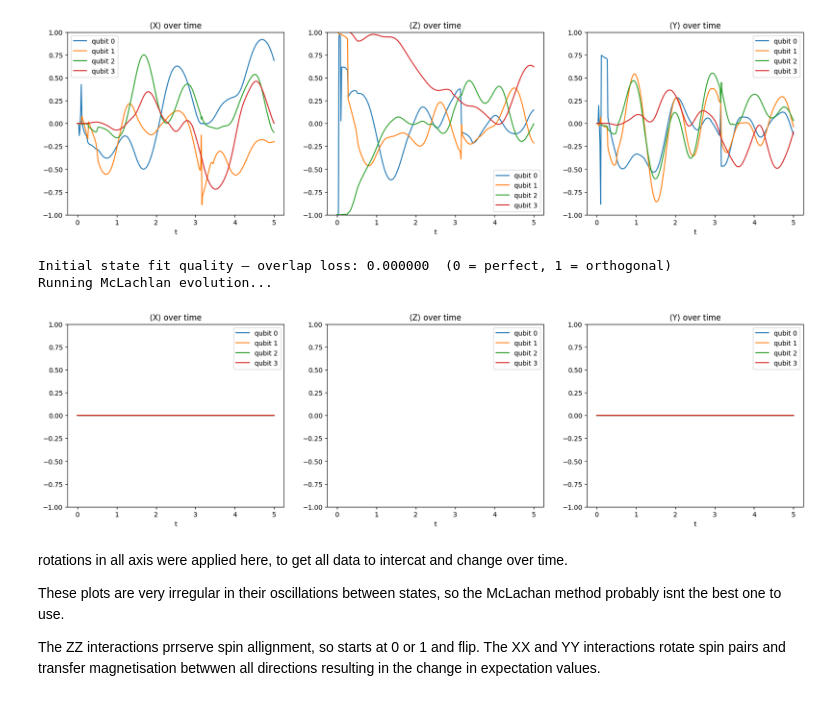
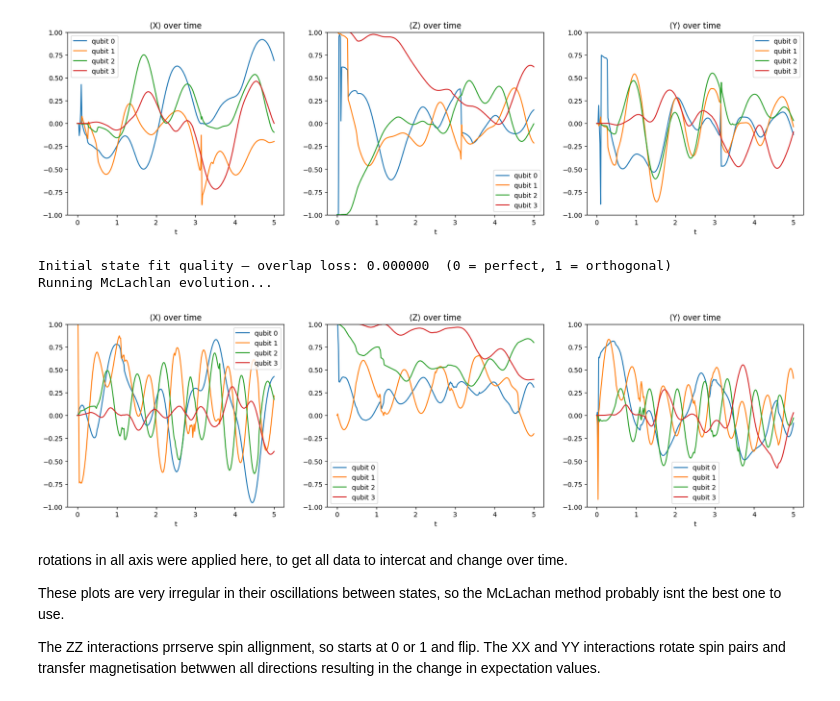
Before and after one commit to laramt04/Time-Evolution-QC-Project, a Jupyter notebook: laraMcLachlan.ipynb, the cells around one changed output. Drawn from its saved outputs; the diff is of its cells as text; code cells hidden in the pictures.

Commit message:
rotating all graphs

```diff
--- a/laraMcLachlan.ipynb
+++ b/laraMcLachlan.ipynb
@@ -245,6 +245,12 @@ a  = 4
 L, initial_states = initialise(Jz, a)
 psi_target = initial_states[0].data
 H = hamiltonian1(L, Jz).to_matrix()
+
+qc = QuantumCircuit(L)
+qc.initialize(initial_states[0])
+middle = L // 2
+qc.ry(np.pi/2, middle)
+psi_target = Statevector(qc).data  # now matches classical
 
 #fit so that we get target values
 n_params = 3 * L * n_layers
@@ -265,34 +271,34 @@ X_data = measure_direction(states, L, pauli_x)
 Z_data = measure_direction(states, L, pauli_z)
 Y_data = measure_direction(states, L, pauli_y)
 
 fig, axes = plt.subplots(1, 3, figsize=(20, 5))
 
 for q in range(L):
     axes[0].plot(t_values, X_data[q], label=f"qubit {q}")
 axes[0].set_title("⟨X⟩ over time")
 axes[0].set_xlabel("t")
 axes[0].set_ylim(-1, 1)
 axes[0].legend()
 
 for q in range(L):
     axes[1].plot(t_values, Z_data[q], label=f"qubit {q}")
 axes[1].set_title("⟨Z⟩ over time")
 axes[1].set_xlabel("t")
 axes[1].set_ylim(-1, 1)
 axes[1].legend()
 
 for q in range(L):
     axes[2].plot(t_values, Y_data[q], label=f"qubit {q}")
 axes[2].set_title("⟨Y⟩ over time")
 axes[2].set_xlabel("t")
 axes[2].set_ylim(-1, 1)
 axes[2].legend()
 
 plt.show()
 # %% [output]
 Initial state fit quality — overlap loss: 0.000000  (0 = perfect, 1 = orthogonal)
 Running McLachlan evolution...
-[figure, old version]
+[figure, new version]
 # %% [markdown]
 rotations in all axis were applied here, to get all data to intercat and change over time.
 
```
